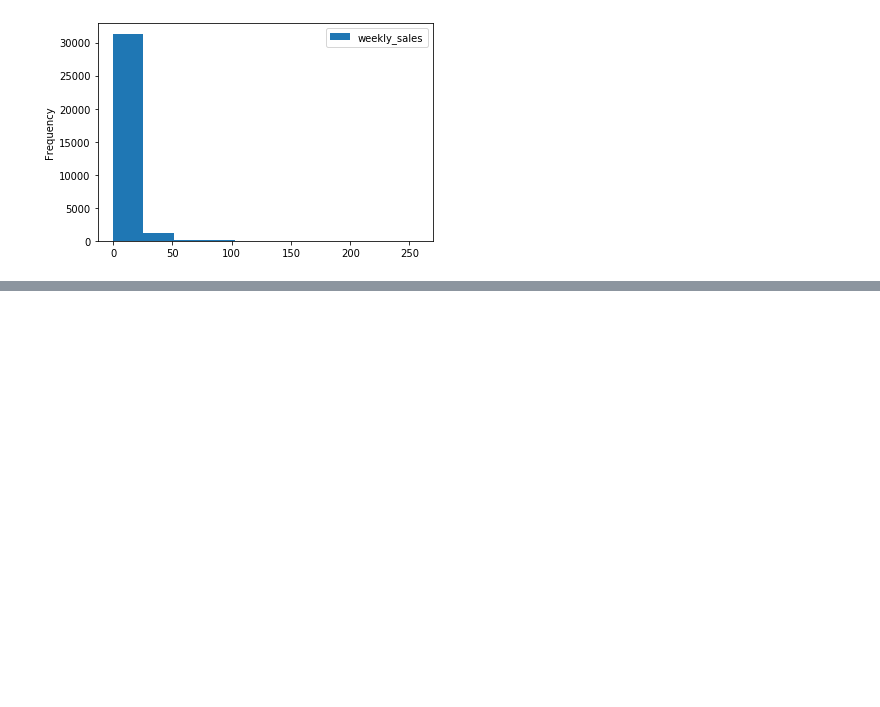
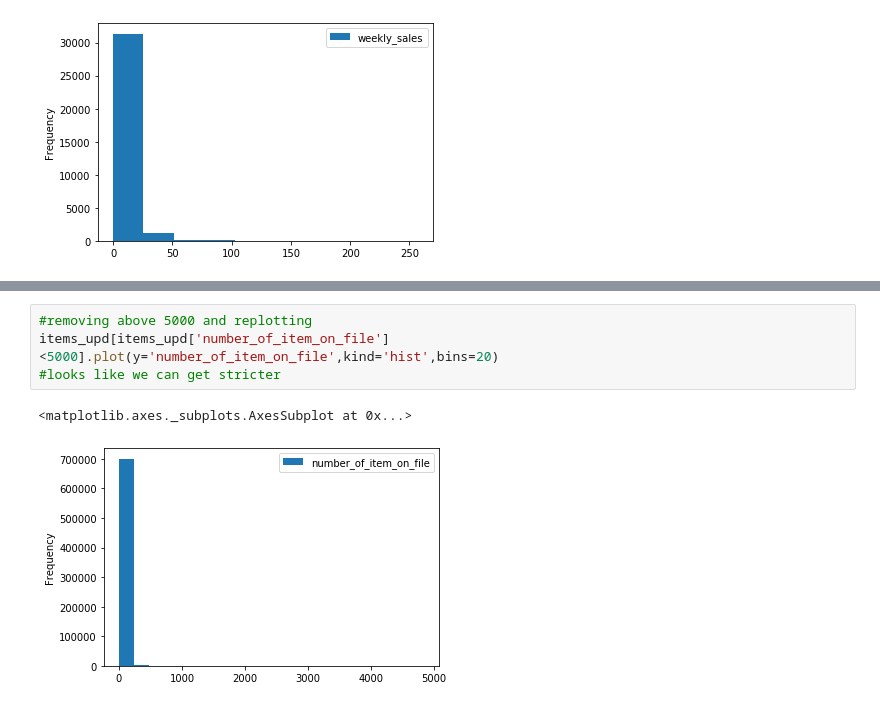
Before and after one commit to sivanand5693/Store-Items, a Jupyter notebook: EDA.ipynb, the cells around one changed output, grey strips where cells are left out. Saved outputs shown, nothing was run; the diff lists cells and outputs as text; blank space fills up the shorter version.

```diff
--- a/EDA.ipynb
+++ b/EDA.ipynb
@@ -115,0 +197,7 @@ baking.plot(y='weekly_sales',kind='hist')
+# %%
+#removing above 5000 and replotting
+items_upd[items_upd['number_of_item_on_file']<5000].plot(y='number_of_item_on_file',kind='hist',bins=20)
+#looks like we can get stricter
+# %% [output]
+<matplotlib.axes._subplots.AxesSubplot at 0x...>
+[figure, added]
```
Also changed, not shown: parts of 27 cells of this notebook.
